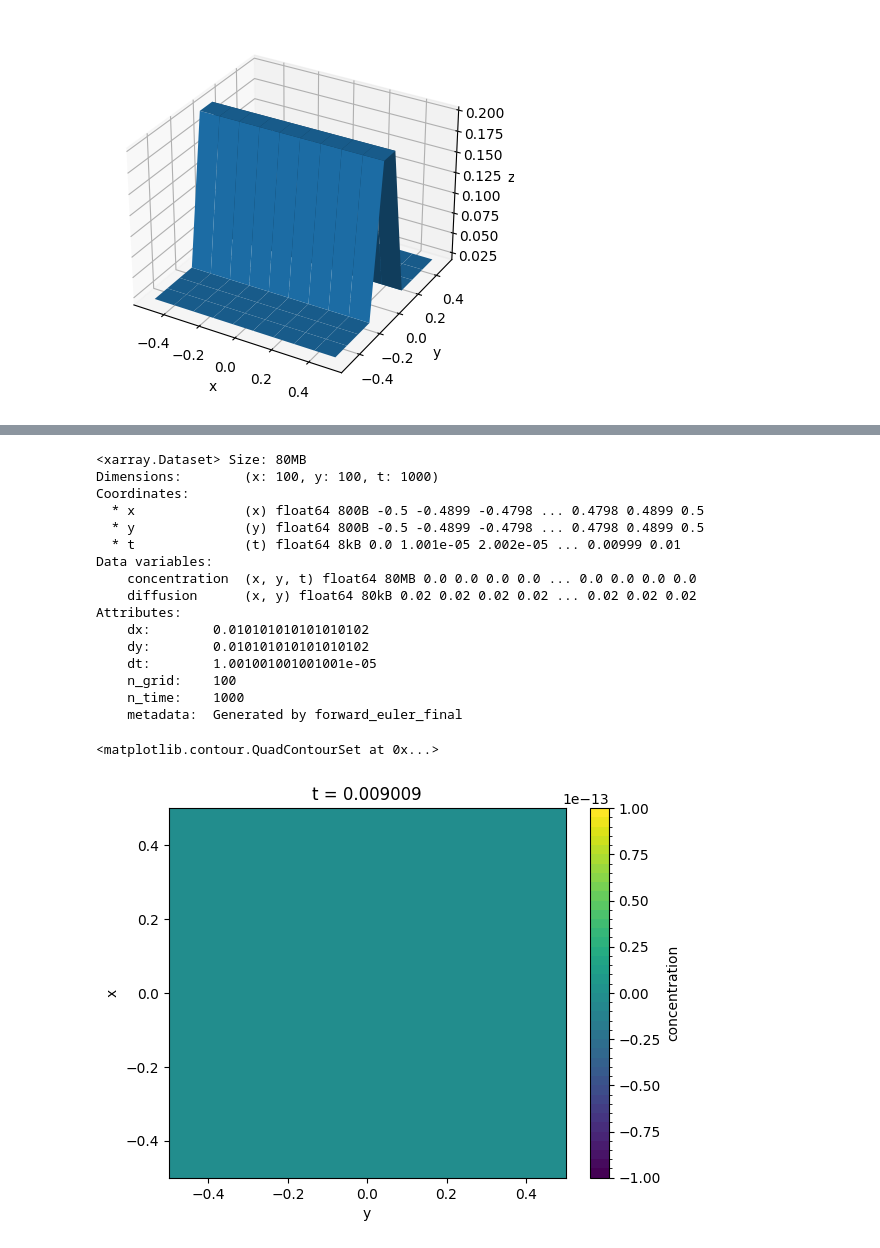
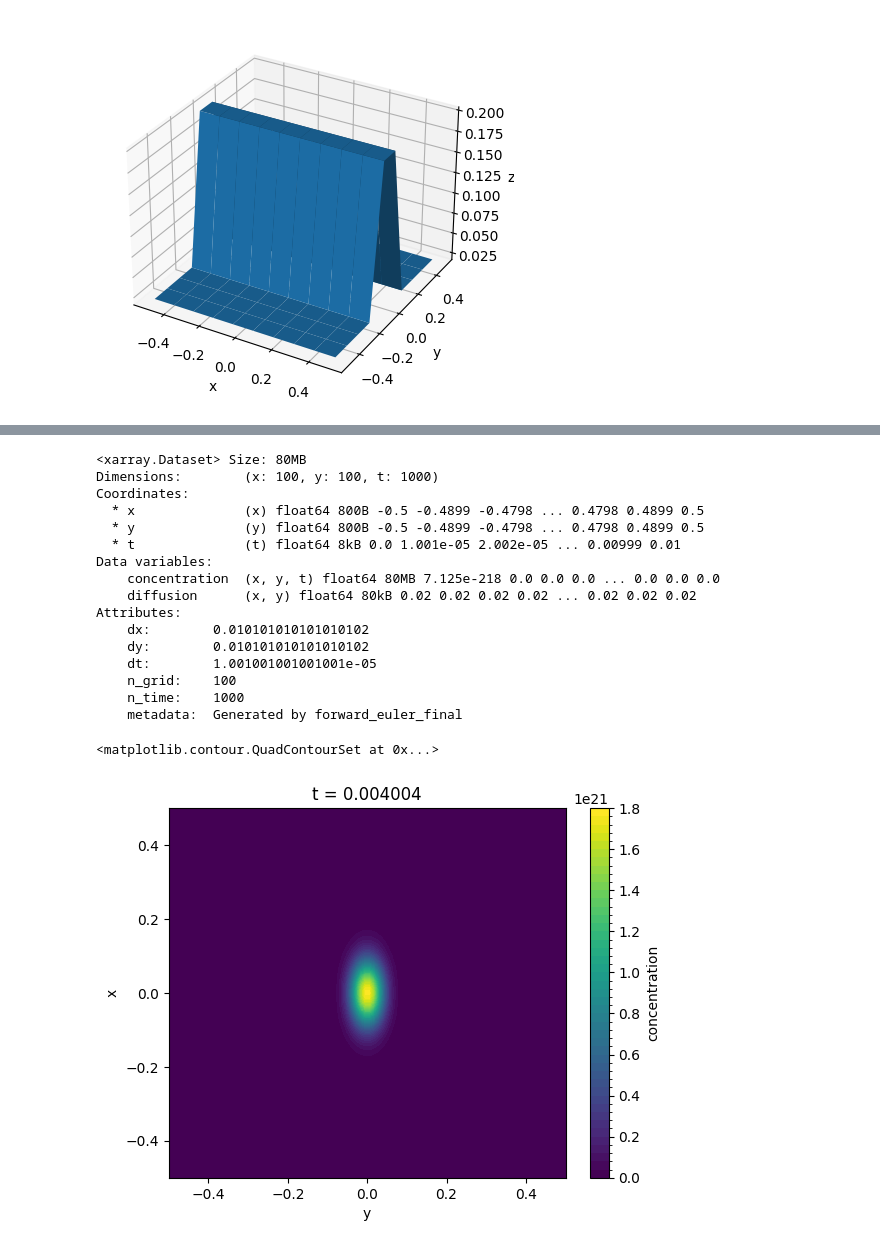
Before and after one commit to fongkenrui/A409_SeleniumDispersion, a Jupyter notebook: FW_test.ipynb, the cells around one changed output, grey strips where cells are left out. Saved outputs shown, nothing was run; the diff lists cells and outputs as text; code cells hidden in the pictures.

```diff
--- a/FW_test.ipynb
+++ b/FW_test.ipynb
@@ -28,7 +28,7 @@ conc = Quantity2D(
 xcoords = conc.xcoords
 ycoords = conc.ycoords
 X, Y = np.meshgrid(xcoords, ycoords)
-initial_condition = np.zeros_like(X)
+initial_condition = 1*np.exp(- (X**2 + Y**2)/(0.001*dx*n_grid))
 sources =  1*np.exp(- (X**2 + Y**2)/(0.001*dx*n_grid))
 #initial_condition = np.empty_like(X)
 #initial_condition[n_grid//2, n_grid//2] = 100
@@ -61,7 +61,7 @@ Coordinates:
   * y              (y) float64 800B -0.5 -0.4899 -0.4798 ... 0.4798 0.4899 0.5
   * t              (t) float64 8kB 0.0 1.001e-05 2.002e-05 ... 0.00999 0.01
 Data variables:
-    concentration  (x, y, t) float64 80MB 0.0 0.0 0.0 0.0 ... 0.0 0.0 0.0 0.0
+    concentration  (x, y, t) float64 80MB 7.125e-218 0.0 0.0 0.0 ... 0.0 0.0 0.0
     diffusion      (x, y) float64 80kB 0.02 0.02 0.02 0.02 ... 0.02 0.02 0.02
 Attributes:
     dx:        0.010101010101010102
@@ -71,10 +71,10 @@ Attributes:
     n_time:    1000
     metadata:  Generated by forward_euler_final
 # %%
-xr.plot.contourf(result_ds['concentration'].isel(t=900), levels=50)
+xr.plot.contourf(result_ds['concentration'].isel(t=100), levels=50)
 # %% [output]
 <matplotlib.contour.QuadContourSet at 0x...>
-[figure, old version]
+[figure, new version]
 # %%
 fig, ax = plot_mass_conservation(result_ds)
 # %% [output]
```
Also changed, not shown: parts of 2 cells of this notebook, 2 other files.
